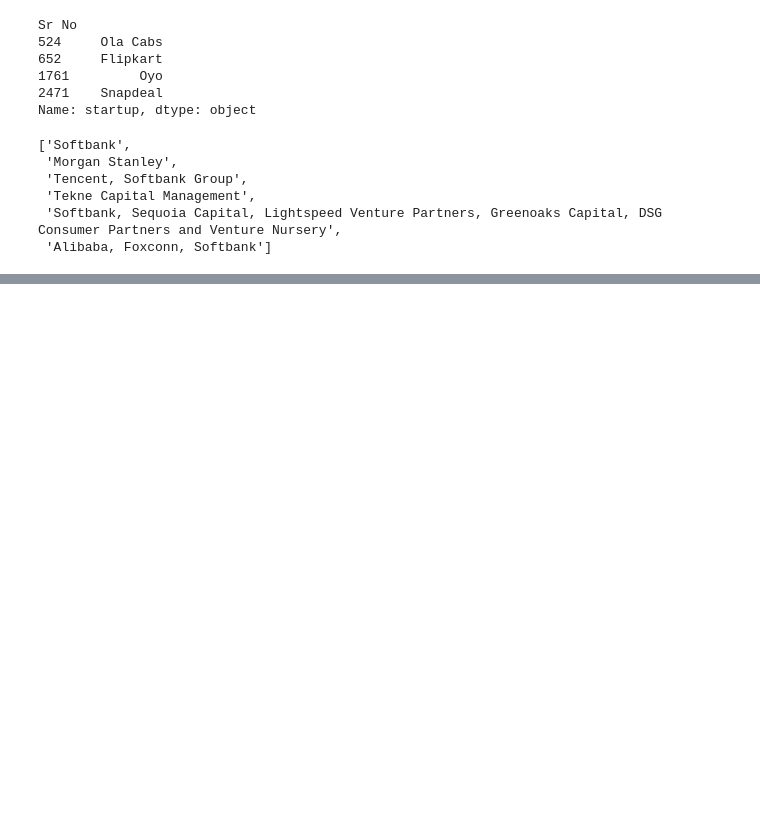
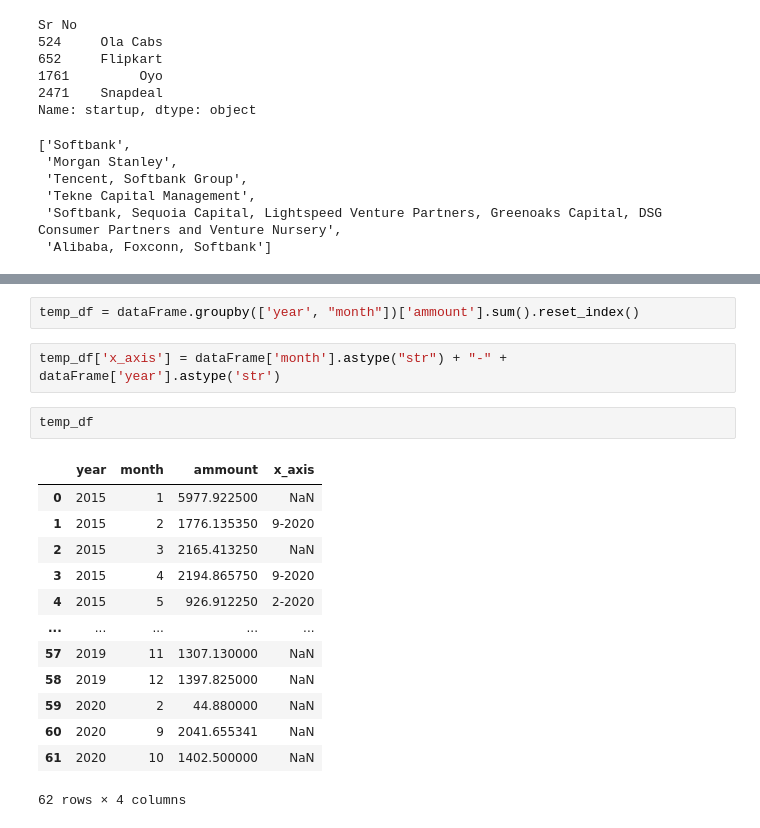
Before and after one commit to Arijit15091999/Indian-Startup-project, a Jupyter notebook: data_preprocess.ipynb, the cells around one changed output, grey strips where cells are left out. Drawn from its saved outputs; the diff is of its cells as text; blank space fills up the shorter version.

```diff
--- a/data_preprocess.ipynb
+++ b/data_preprocess.ipynb
@@ -348,0 +386,20 @@ Name: startup, dtype: object
+# %%
+temp_df = dataFrame.groupby(['year', "month"])['ammount'].sum().reset_index()
+# %%
+temp_df['x_axis'] = dataFrame['month'].astype("str") + "-" + dataFrame['year'].astype('str')
+# %%
+temp_df
+# %% [output]
+|  | year | month | ammount | x_axis |
+| 0 | 2015 | 1 | 5977.922500 | NaN |
+| 1 | 2015 | 2 | 1776.135350 | 9-2020 |
+| 2 | 2015 | 3 | 2165.413250 | NaN |
+| 3 | 2015 | 4 | 2194.865750 | 9-2020 |
+| 4 | 2015 | 5 | 926.912250 | 2-2020 |
+| ... | ... | ... | ... | ... |
+| 57 | 2019 | 11 | 1307.130000 | NaN |
+| 58 | 2019 | 12 | 1397.825000 | NaN |
+| 59 | 2020 | 2 | 44.880000 | NaN |
+| 60 | 2020 | 9 | 2041.655341 | NaN |
+| 61 | 2020 | 10 | 1402.500000 | NaN |
+62 rows × 4 columns
```
Also changed, not shown: parts of 4 cells of this notebook, 1 other file.
